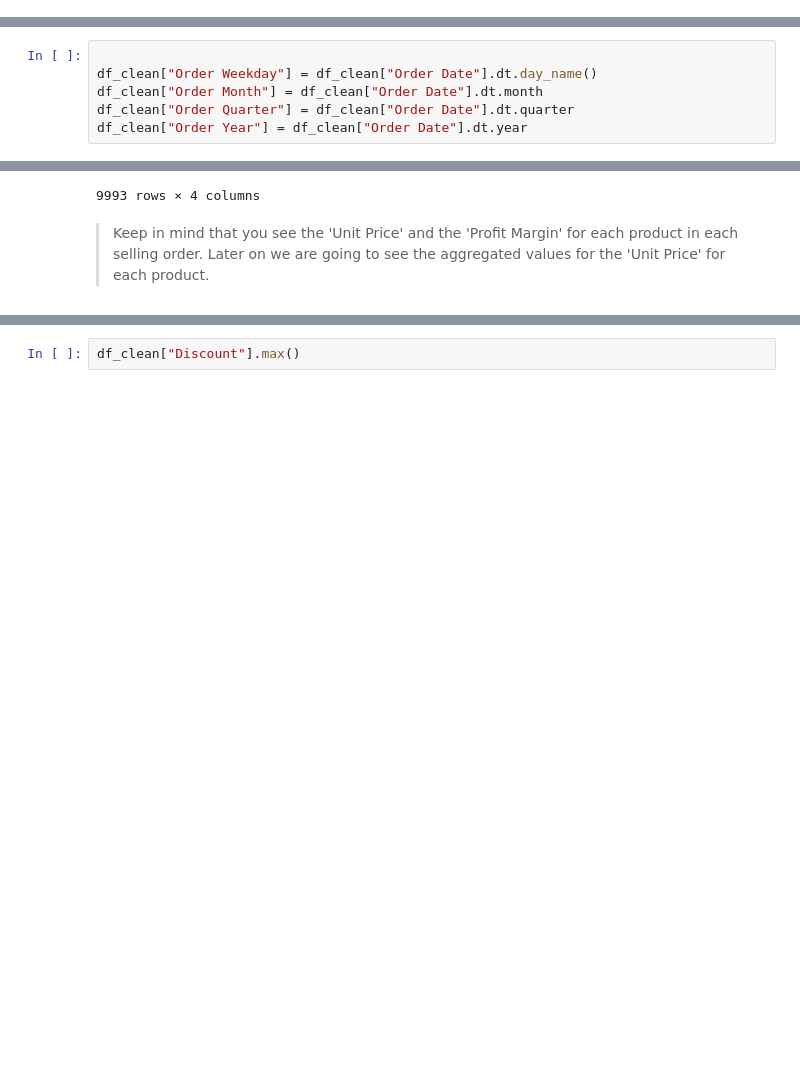
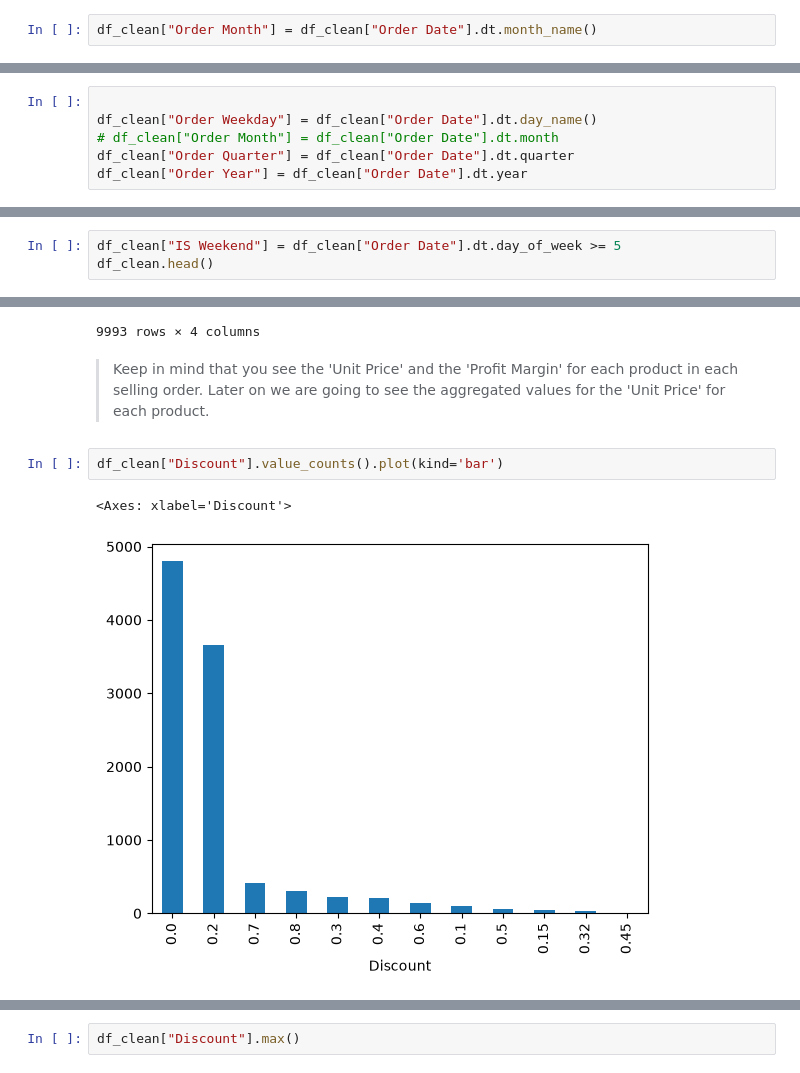
Before and after one commit to wmouhammed2016/data_exploring_cleaning, a Jupyter notebook: feature_engineering_analysis.ipynb, the cells around one changed output, grey strips where cells are left out. Saved outputs shown, nothing was run; the diff lists cells and outputs as text; blank space fills up the shorter version.

Commit message:
Final update before start building the data visualization

```diff
--- a/feature_engineering_analysis.ipynb
+++ b/feature_engineering_analysis.ipynb
@@ -117,3 +137,5 @@ Two families of per-row features, built directly from existing columns:
 
 - **Date-based**, from `Order Date` / `Ship Date`: how long shipping took, and what calendar pattern the order falls into (weekday, month, quarter, year, weekend flag) — needed to test the seasonality question (Q4).
 - **Numeric transforms**, from `Sales` / `Quantity` / `Discount`: a per-unit price, a profit-margin ratio, and a discount bucket — needed to test the discount question (Q2).
+# %%
+df_clean["Order Month"] = df_clean["Order Date"].dt.month_name()
@@ -183,6 +239,6 @@ df_clean.head()
 # %%
 
 df_clean["Order Weekday"] = df_clean["Order Date"].dt.day_name()
-df_clean["Order Month"] = df_clean["Order Date"].dt.month
+# df_clean["Order Month"] = df_clean["Order Date"].dt.month
 df_clean["Order Quarter"] = df_clean["Order Date"].dt.quarter
 df_clean["Order Year"] = df_clean["Order Date"].dt.year
@@ -188,0 +255,3 @@ df_clean["Order Year"] = df_clean["Order Date"].dt.year
+# %%
+df_clean["IS Weekend"] = df_clean["Order Date"].dt.day_of_week >= 5
+df_clean.head()
@@ -287,3 +381,8 @@ df_clean[["Product ID", "Sales", "Unit Price", "Profit Margin"]]
 9993 rows × 4 columns
 # %% [markdown]
 > Keep in mind that you see the 'Unit Price' and the 'Profit Margin' for each product in each selling order. Later on we are going to see the aggregated values for the 'Unit Price' for each product.
+# %%
+df_clean["Discount"].value_counts().plot(kind='bar')
+# %% [output]
+<Axes: xlabel='Discount'>
+[figure, added]
```
Also changed, not shown: parts of 55 cells of this notebook, 4 other files.
